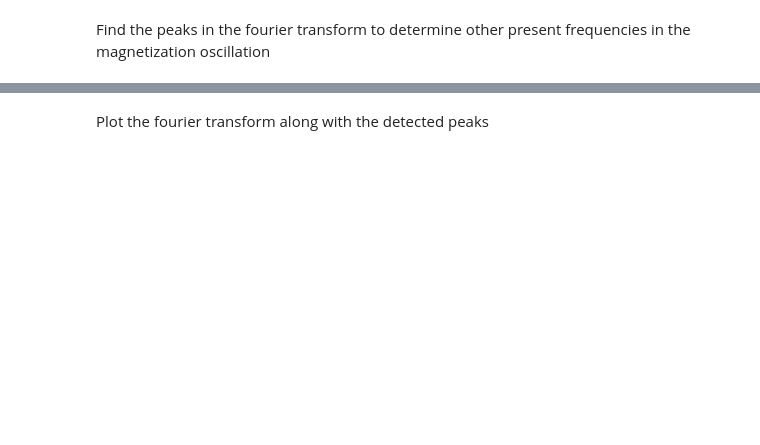
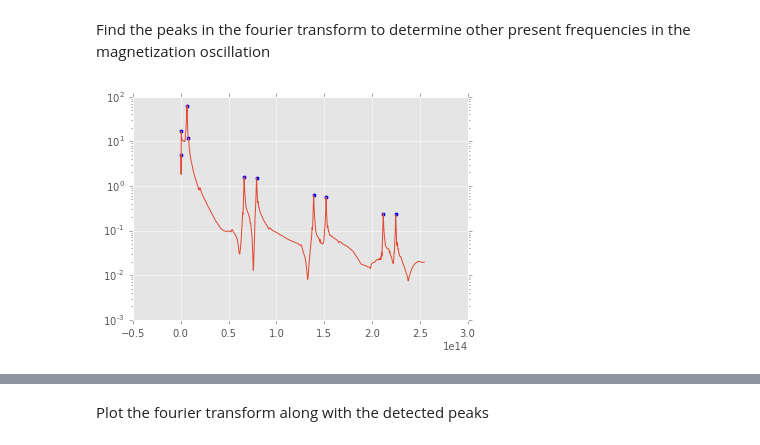
Before and after one commit to carlosmiguelpatino/FerromagneticResonance, a Jupyter notebook: Ferromagnetic Resonance Analysis.ipynb, the cells around one changed output, grey strips where cells are left out. Saved outputs shown, nothing was run; the diff lists cells and outputs as text; code cells hidden in the pictures; blank space fills up the shorter version.

```diff
--- a/Ferromagnetic Resonance Analysis.ipynb
+++ b/Ferromagnetic Resonance Analysis.ipynb
@@ -105,0 +180,10 @@ for index in peakind:
+# %%
+maxtab, mintab = peakdet(abs(mz_fft),.19, freq)
+x_peaks = array(maxtab)[:,0]
+peaks = array(maxtab)[:,1]
+# %%
+plt.scatter(x_peaks, peaks)
+plt.plot(freq, abs(mz_fft))
+plt.yscale('log')
+# %% [output]
+[figure, added]
```
Also changed, not shown: parts of 13 cells of this notebook, 43 other files.
